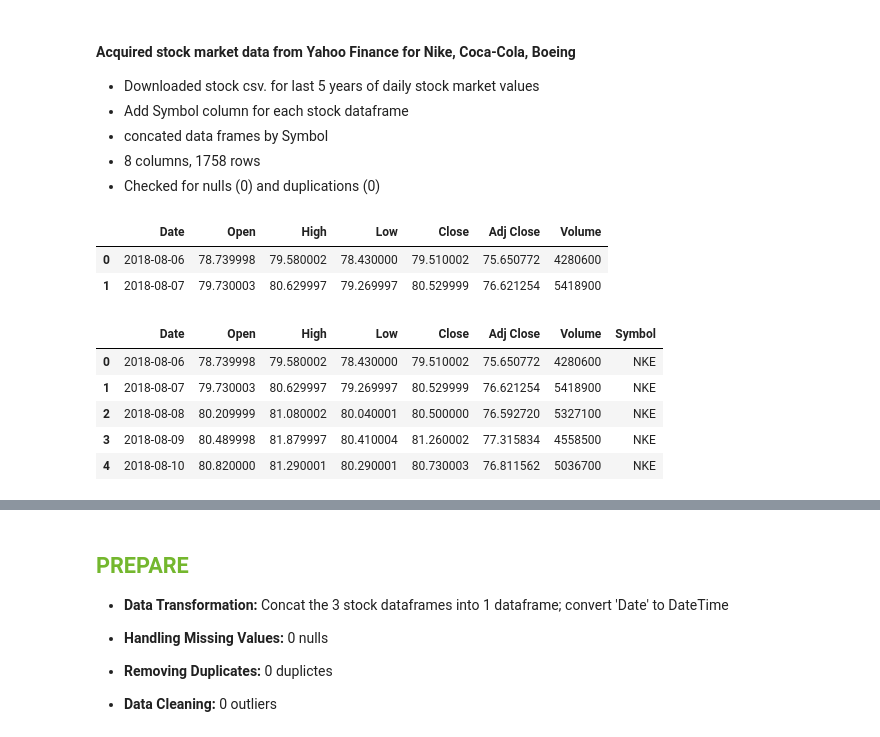
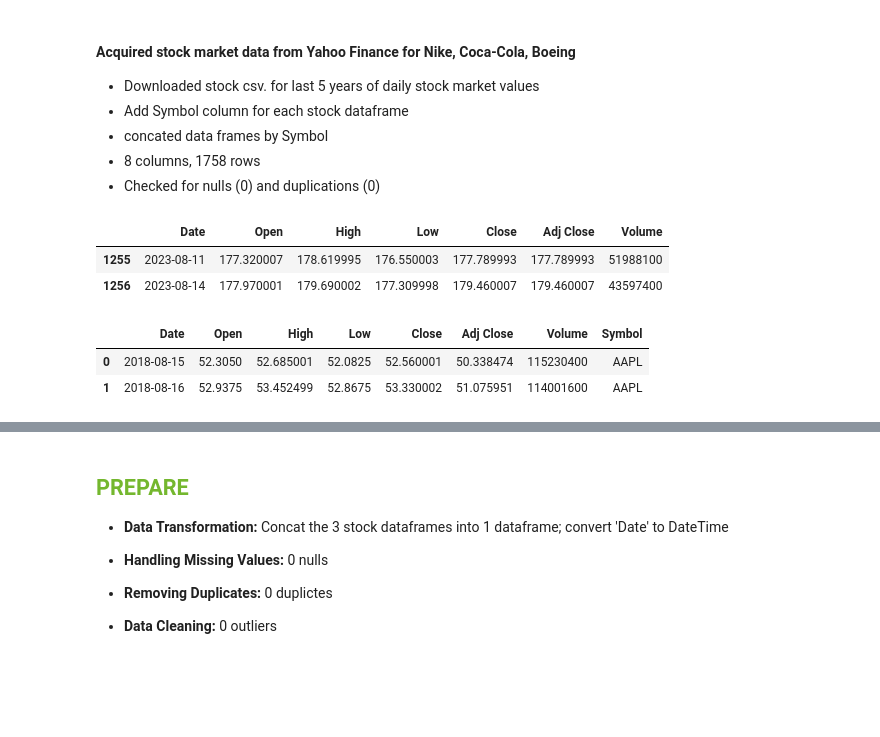
Before and after one commit to annie-carter/Time_series_Stock, a Jupyter notebook: explore_stocks.ipynb, the cells around one changed output, grey strips where cells are left out. Drawn from its saved outputs; the diff is of its cells as text; code cells hidden in the pictures; blank space fills up the shorter version.

```diff
--- a/explore_stocks.ipynb
+++ b/explore_stocks.ipynb
@@ -47,31 +47,27 @@ warnings.filterwarnings("ignore")
 - 8 columns, 1758 rows
 - Checked for nulls (0) and duplications (0)
 # %%
-# def prep_stocks():
-#     '''
-# The below functions prepares Nike, Coca-Cola, Boeing
+# # def prep_stocks():
+#      '''
+# # The below functions prepares aaple, Microsoft, Visa and American Express
 #     '''
 # Save and read dataset csv from yahoo.finance.com
-df_nke = pd.read_csv('NKE.csv')
-# Read 'KO.csv' into another DataFrame
-df_ko = pd.read_csv('KO.csv')
-    # Read 'BA.csv' into another DataFrame
-df_ba = pd.read_csv('BA.csv')
+df_aapl = pd.read_csv('AAPL.csv')
+df_msft = pd.read_csv('MSFT.csv')
+df_v = pd.read_csv('V.csv')
+df_axp = pd.read_csv('AXP.csv')
 # %%
-df_nke.head(2)
+df_aapl.tail(2)
 # %% [output]
 |  | Date | Open | High | Low | Close | Adj Close | Volume |
-| 0 | 2018-08-06 | 78.739998 | 79.580002 | 78.430000 | 79.510002 | 75.650772 | 4280600 |
-| 1 | 2018-08-07 | 79.730003 | 80.629997 | 79.269997 | 80.529999 | 76.621254 | 5418900 |
+| 1255 | 2023-08-11 | 177.320007 | 178.619995 | 176.550003 | 177.789993 | 177.789993 | 51988100 |
+| 1256 | 2023-08-14 | 177.970001 | 179.690002 | 177.309998 | 179.460007 | 179.460007 | 43597400 |
 # %%
-df_nke['Symbol'] = 'NKE'
+df_aapl['Symbol'] = 'AAPL'
 # %%
-df_nke.head(5)
+df_aapl.head(2)
 # %% [output]
 |  | Date | Open | High | Low | Close | Adj Close | Volume | Symbol |
-| 0 | 2018-08-06 | 78.739998 | 79.580002 | 78.430000 | 79.510002 | 75.650772 | 4280600 | NKE |
-| 1 | 2018-08-07 | 79.730003 | 80.629997 | 79.269997 | 80.529999 | 76.621254 | 5418900 | NKE |
-| 2 | 2018-08-08 | 80.209999 | 81.080002 | 80.040001 | 80.500000 | 76.592720 | 5327100 | NKE |
-| 3 | 2018-08-09 | 80.489998 | 81.879997 | 80.410004 | 81.260002 | 77.315834 | 4558500 | NKE |
-| 4 | 2018-08-10 | 80.820000 | 81.290001 | 80.290001 | 80.730003 | 76.811562 | 5036700 | NKE |
+| 0 | 2018-08-15 | 52.3050 | 52.685001 | 52.0825 | 52.560001 | 50.338474 | 115230400 | AAPL |
+| 1 | 2018-08-16 | 52.9375 | 53.452499 | 52.8675 | 53.330002 | 51.075951 | 114001600 | AAPL |
 # %%
```
Also changed, not shown: parts of 54 cells of this notebook.
